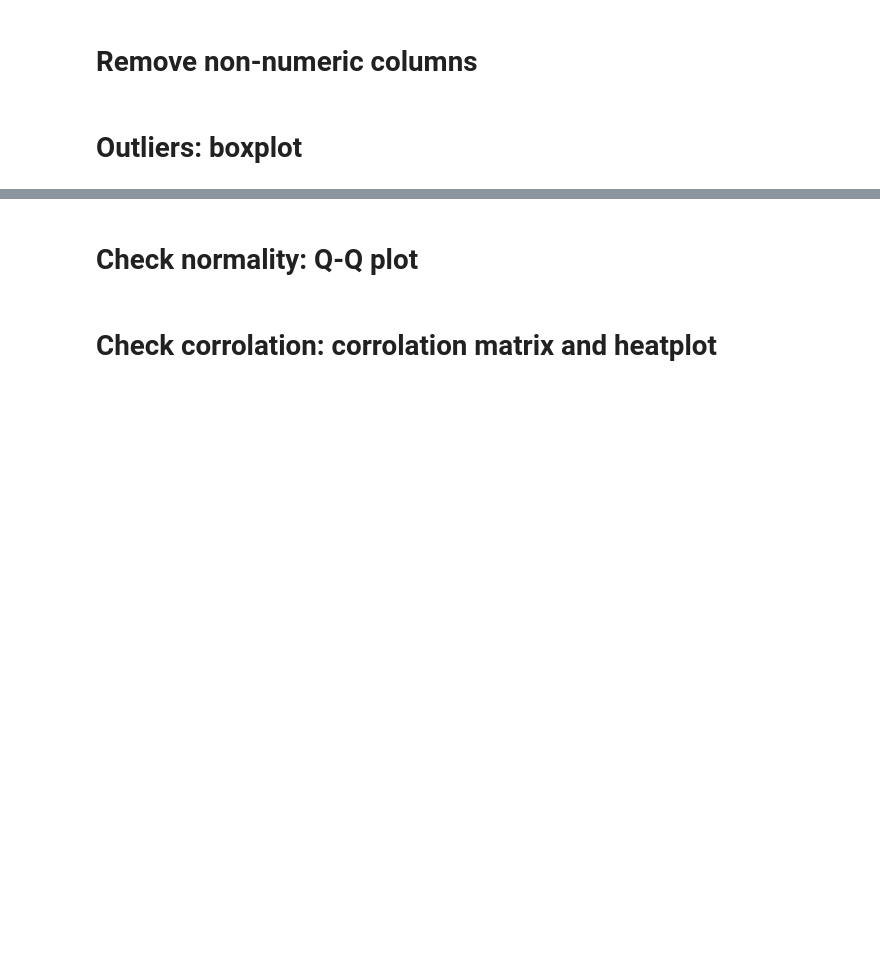
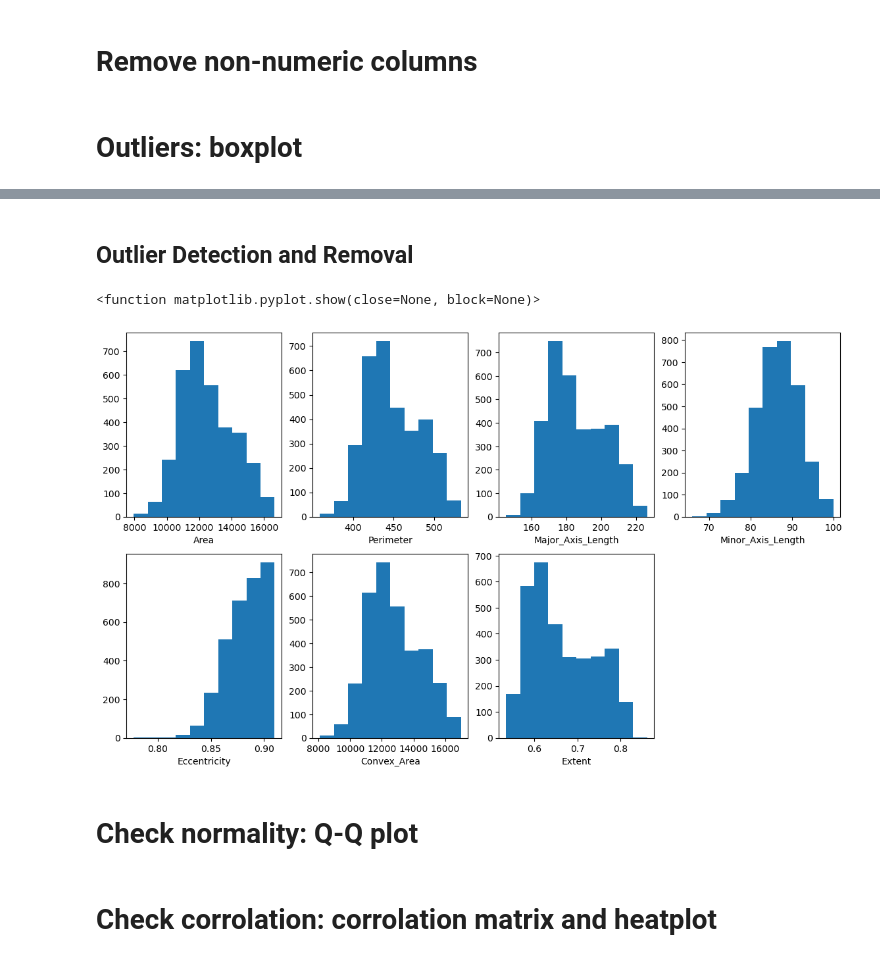
Before and after one commit to dzzz707/02450project1-group66, a Jupyter notebook: group66.ipynb, the cells around one changed output, grey strips where cells are left out. Saved outputs shown, nothing was run; the diff lists cells and outputs as text; code cells hidden in the pictures; blank space fills up the shorter version.

```diff
--- a/group66.ipynb
+++ b/group66.ipynb
@@ -181,3 +99,24 @@ Ran project1_data Outliers
+# %% [markdown]
+## Outlier Detection and Removal
+# %%
+# Define outlier mask and remove these from the dataset
+outlier_mask = (X[:, 0] > 17000) | (X[:, 3] > 100) | (X[:, 4] > 0.91) | (X[:, 5] > 17000)
+valid_mask = np.logical_not(outlier_mask)
+X = X[valid_mask, :]
+y = y[valid_mask]
+N = len(y)
+
+# Re-check: no more outliers
+plt.figure(figsize=(14, 8))
+for i in range(M):
+    plt.subplot(int(u), int(v), i + 1)
+    plt.hist(X[:, i])
+    plt.xlabel(attributeNames[i])
+    plt.ylim()
+plt.show
+# %% [output]
+<function matplotlib.pyplot.show(close=None, block=None)>
+[figure, added]
 # %% [markdown]
 # Check normality: Q-Q plot
 # %%
```
Also changed, not shown: parts of 9 cells of this notebook.
